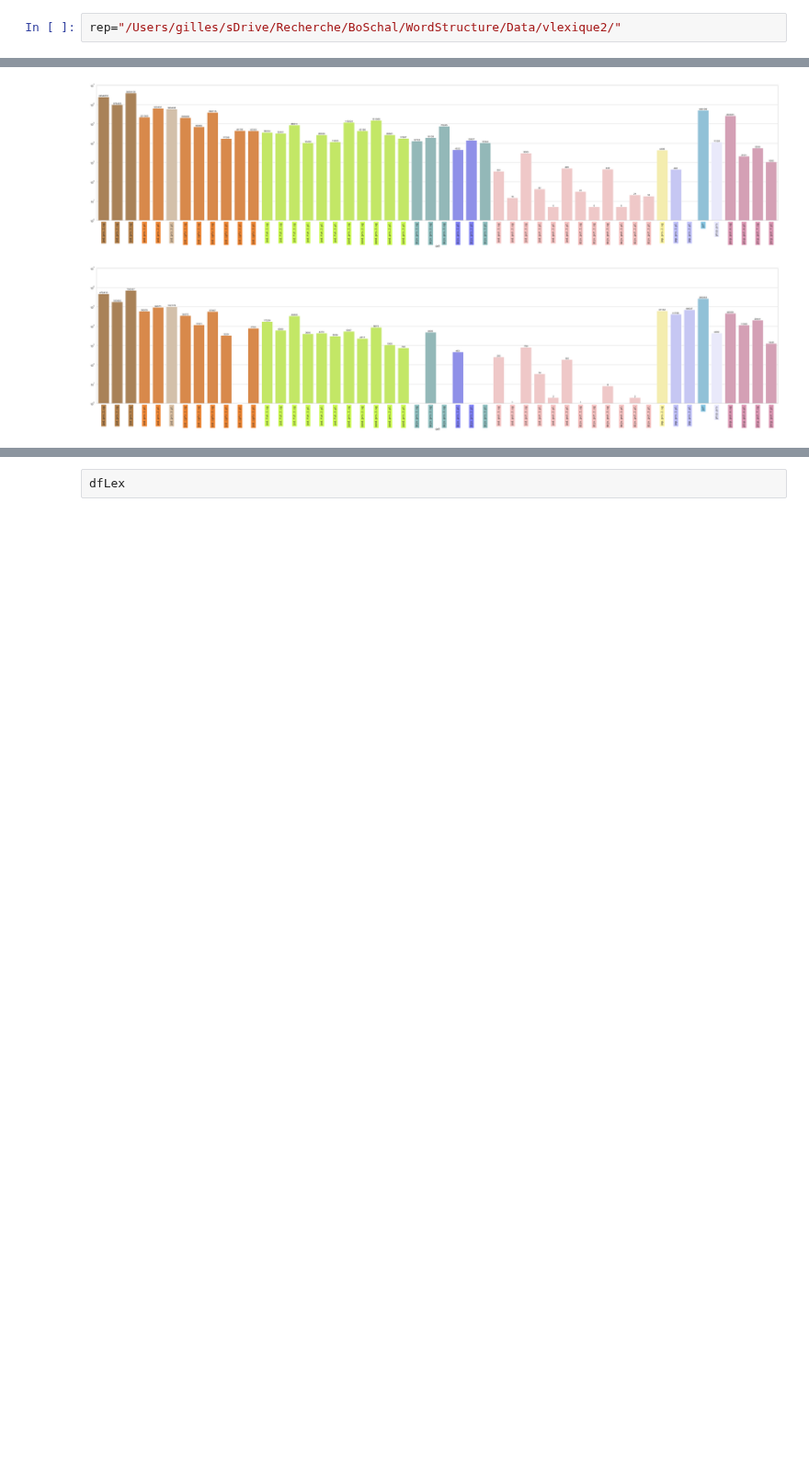
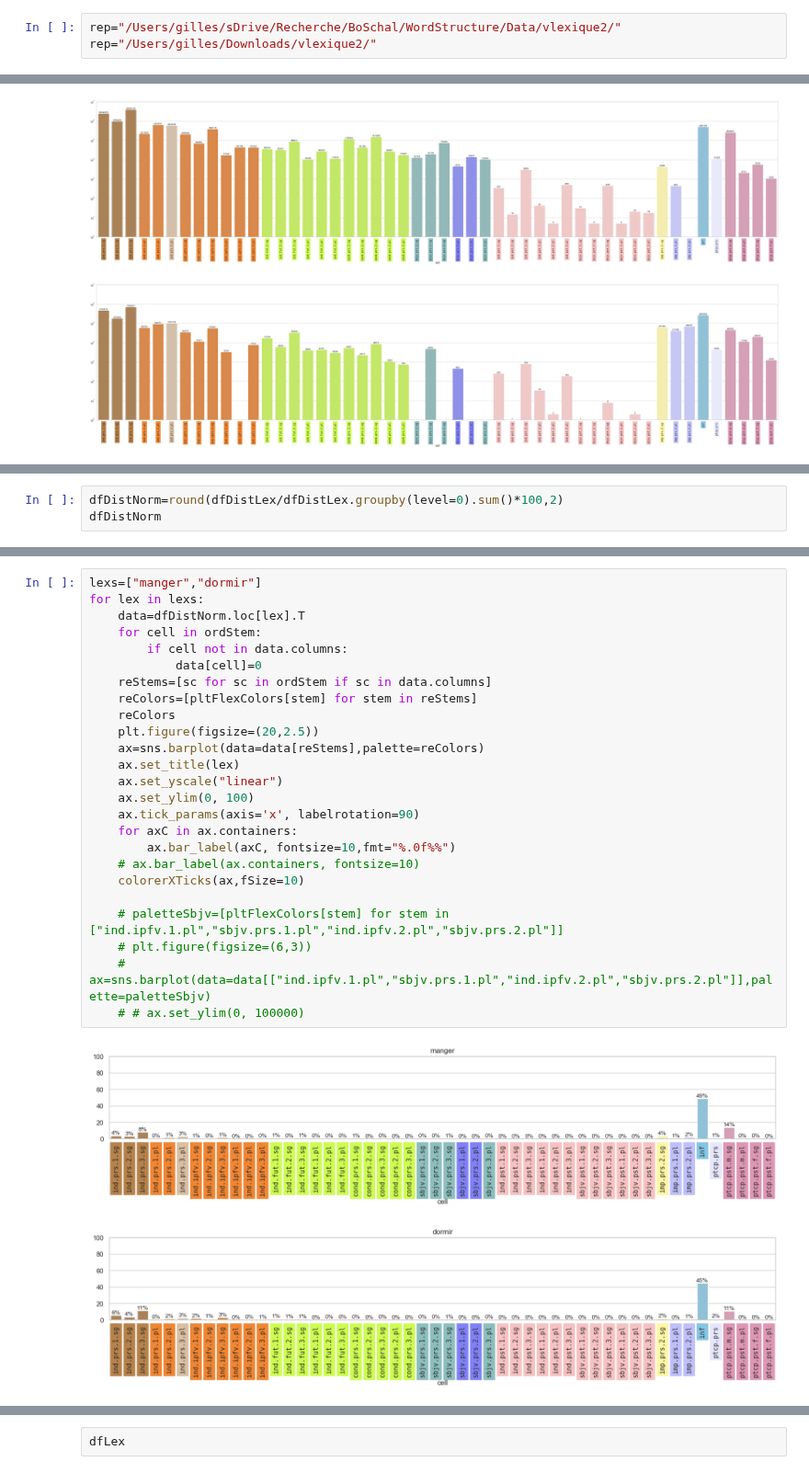
Before and after one commit to gboye/SWIM, a Jupyter notebook: ParadigmGeneration/Vlexique2/Vlexique2-Dendrogrammes.ipynb, the cells around one changed output, grey strips where cells are left out. Shown at 92% size. Saved outputs shown, nothing was run; the diff lists cells and outputs as text; blank space fills up the shorter version.

```diff
--- a/ParadigmGeneration/Vlexique2/Vlexique2-Dendrogrammes.ipynb
+++ b/ParadigmGeneration/Vlexique2/Vlexique2-Dendrogrammes.ipynb
@@ -14,6 +14,7 @@ sns.set(rc={'figure.figsize':(50,40)})
 %store -r pltCellColors ordStemCells
 # %%
 rep="/Users/gilles/sDrive/Recherche/BoSchal/WordStructure/Data/vlexique2/"
+rep="/Users/gilles/Downloads/vlexique2/"
 # %%
 dfVlexique=pd.read_csv(rep+"vlexique_paradigms.csv")
 # %%
@@ -183,0 +214,3 @@ for lex in lexs:
+# %%
+dfDistNorm=round(dfDistLex/dfDistLex.groupby(level=0).sum()*100,2)
+dfDistNorm
@@ -183,0 +232,28 @@ for lex in lexs:
+# %%
+lexs=["manger","dormir"]
+for lex in lexs:
+    data=dfDistNorm.loc[lex].T
+    for cell in ordStem:
+        if cell not in data.columns:
+            data[cell]=0
+    reStems=[sc for sc in ordStem if sc in data.columns]
+    reColors=[pltFlexColors[stem] for stem in reStems]
+    reColors
+    plt.figure(figsize=(20,2.5))
+    ax=sns.barplot(data=data[reStems],palette=reColors)
+    ax.set_title(lex)
+    ax.set_yscale("linear")
+    ax.set_ylim(0, 100)
+    ax.tick_params(axis='x', labelrotation=90)
+    for axC in ax.containers:
+        ax.bar_label(axC, fontsize=10,fmt="%.0f%%")
+    # ax.bar_label(ax.containers, fontsize=10)
+    colorerXTicks(ax,fSize=10)
+
+    # paletteSbjv=[pltFlexColors[stem] for stem in ["ind.ipfv.1.pl","sbjv.prs.1.pl","ind.ipfv.2.pl","sbjv.prs.2.pl"]]
+    # plt.figure(figsize=(6,3))
+    # ax=sns.barplot(data=data[["ind.ipfv.1.pl","sbjv.prs.1.pl","ind.ipfv.2.pl","sbjv.prs.2.pl"]],palette=paletteSbjv)
+    # # ax.set_ylim(0, 100000)
+# %% [output]
+[figure, added]
+[figure, added]
```
Also changed, not shown: parts of 9 cells of this notebook.
